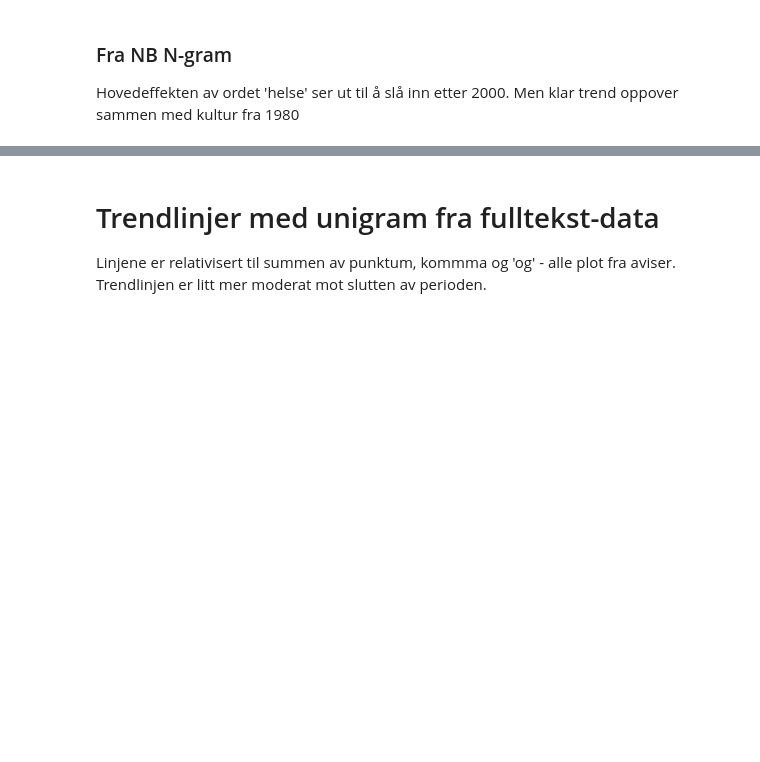
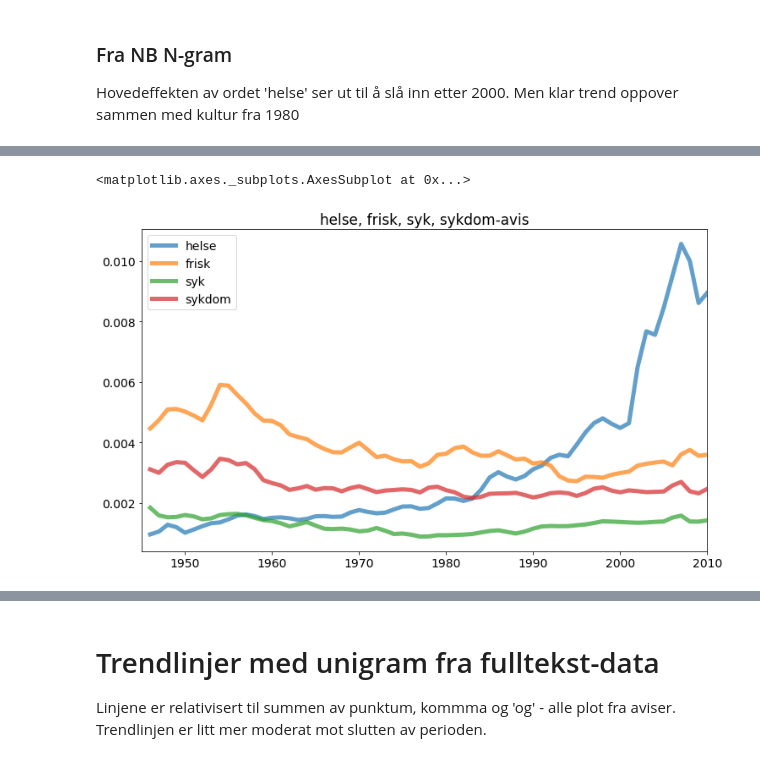
Before and after one commit to Yoonsen/HeCore, a Jupyter notebook: Illustrations-helse-kultut-politikk-samfunn.ipynb, the cells around one changed output, grey strips where cells are left out. Saved outputs shown, nothing was run; the diff lists cells and outputs as text; code cells hidden in the pictures; blank space fills up the shorter version.

```diff
--- a/Illustrations-helse-kultut-politikk-samfunn.ipynb
+++ b/Illustrations-helse-kultut-politikk-samfunn.ipynb
@@ -36 +76,6 @@ ngram("helse, kultur, politikk, samfunn", period=(1945, 2010))
+# %%
+ngram("helse, frisk, syk, sykdom", period=(1945, 2010))
+# %% [output]
+<matplotlib.axes._subplots.AxesSubplot at 0x...>
+[figure, added]
 # %%
```
Also changed, not shown: parts of 11 cells of this notebook, 4 other files.
